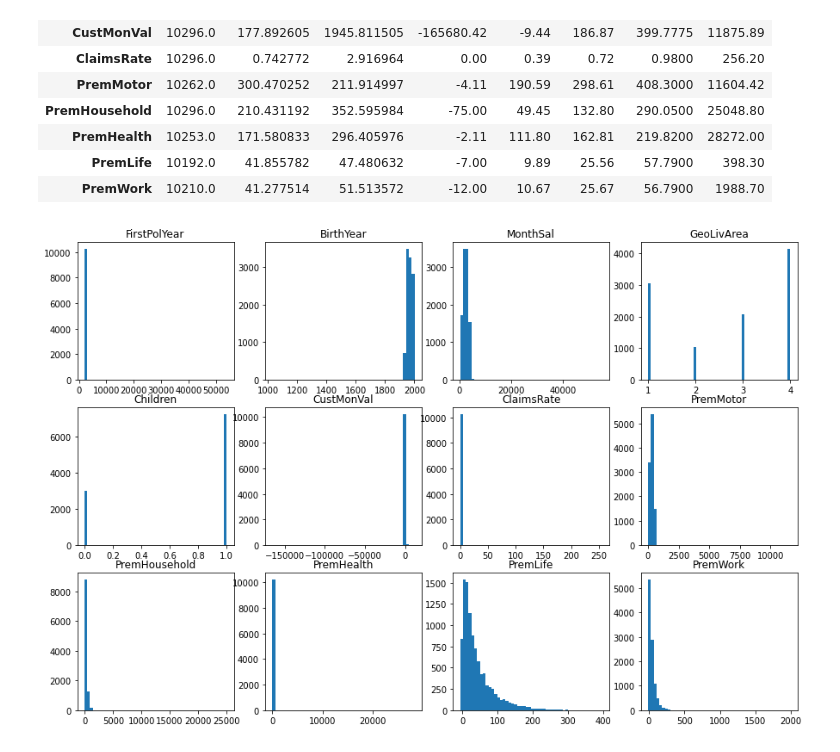
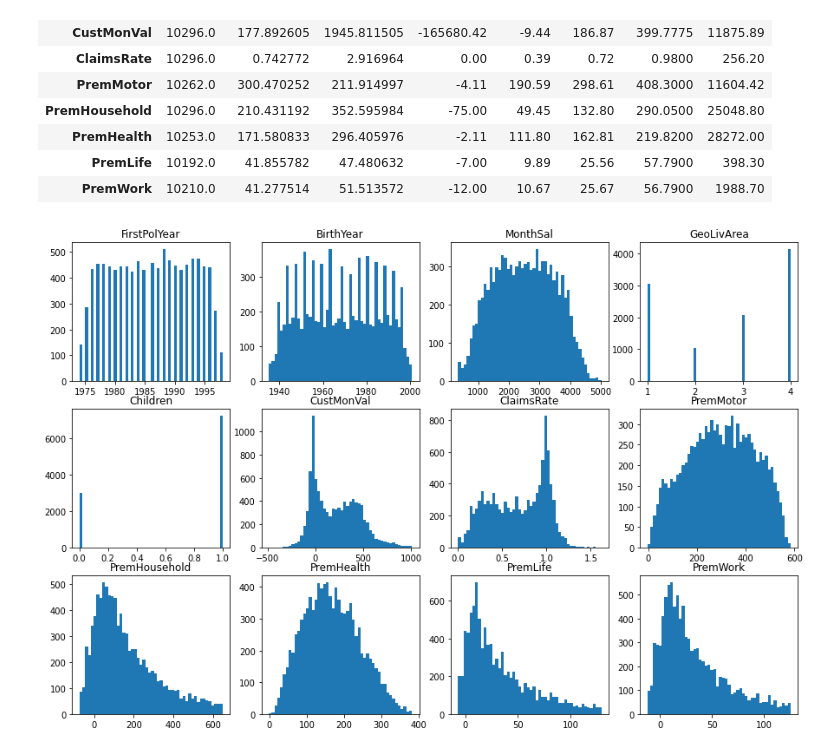
Before and after one commit to lstk44/A2ZInsuranceNOVA, a Jupyter notebook: A2ZInsuranceNotebook.ipynb, the cells around one changed output. Drawn from its saved outputs; the diff is of its cells as text; code cells hidden in the pictures.

```diff
--- a/A2ZInsuranceNotebook.ipynb
+++ b/A2ZInsuranceNotebook.ipynb
@@ -176,17 +176,29 @@ df.describe().T
 | PremHealth | 10253.0 | 171.580833 | 296.405976 | -2.11 | 111.80 | 162.81 | 219.8200 | 28272.00 |
 | PremLife | 10192.0 | 41.855782 | 47.480632 | -7.00 | 9.89 | 25.56 | 57.7900 | 398.30 |
 | PremWork | 10210.0 | 41.277514 | 51.513572 | -12.00 | 10.67 | 25.67 | 56.7900 | 1988.70 |
+# %%
+df_numeric_features = list(df.select_dtypes(include = np.number).columns)
+df_numeric_features.remove('CustID')
+
+def outliers_removed(numeric_features):
+    res = {}
+    for i in numeric_features:
+        q1, q3, iqr = np.nanquantile(df[i], 0.25), np.nanquantile(df[i], 0.75), np.nanquantile(df[i], 0.75) - np.nanquantile(df[i], 0.25)
+        lower_bound = q1-(1.5*iqr)
+        upper_bound = q3+(1.5*iqr)
+
+        res[i] = list(df[df[i].between(lower_bound, upper_bound)][i])
+    return res
+
+out_rev = outliers_removed(df_numeric_features)
 # %%
-df_numeric_features = list(df.select_dtypes(include = np.number).columns)
-df_numeric_features.remove('CustID')
-
 fig, ax = plt.subplots(math.ceil(len(df_numeric_features)/4),4, figsize = (15,10))
-for ax, feat in zip(ax.flatten(), df_numeric_features):
-    ax.hist(df[feat], bins=50)
+for ax, feat in zip(ax.flatten(), out_rev.keys()):
+    ax.hist(out_rev[feat], bins = 50)
     ax.set_title(feat)
 
 plt.show()
 # %% [output]
-[figure, old version]
+[figure, new version]
 # %%
 fig, ax = plt.subplots(math.ceil(len(df_numeric_features)/4),4, figsize = (15,10))
```
Also changed, not shown: parts of 1 cell of this notebook.
